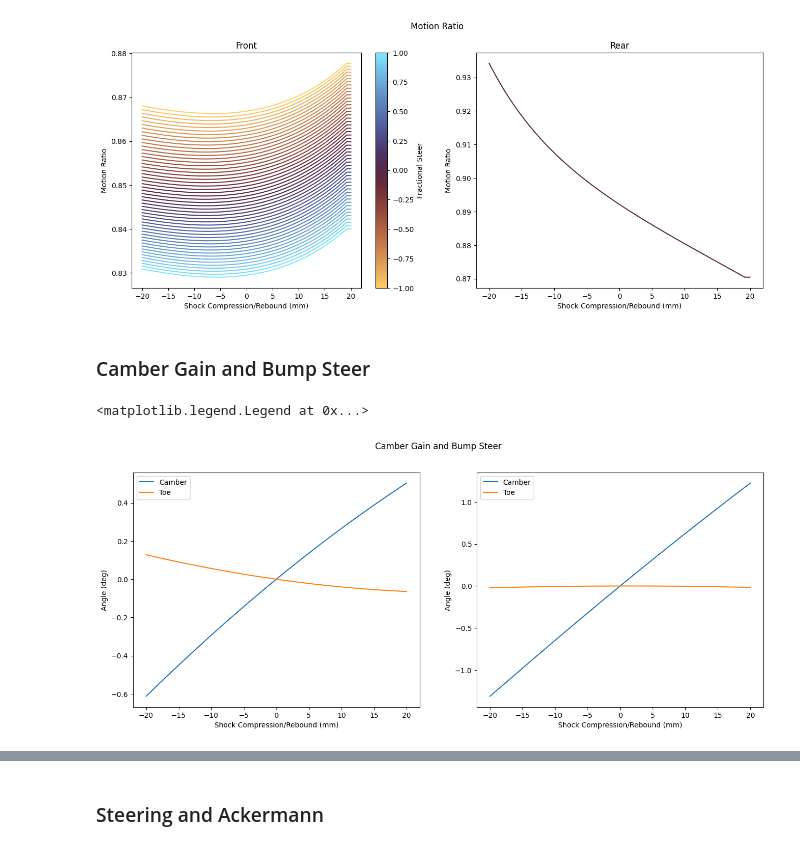
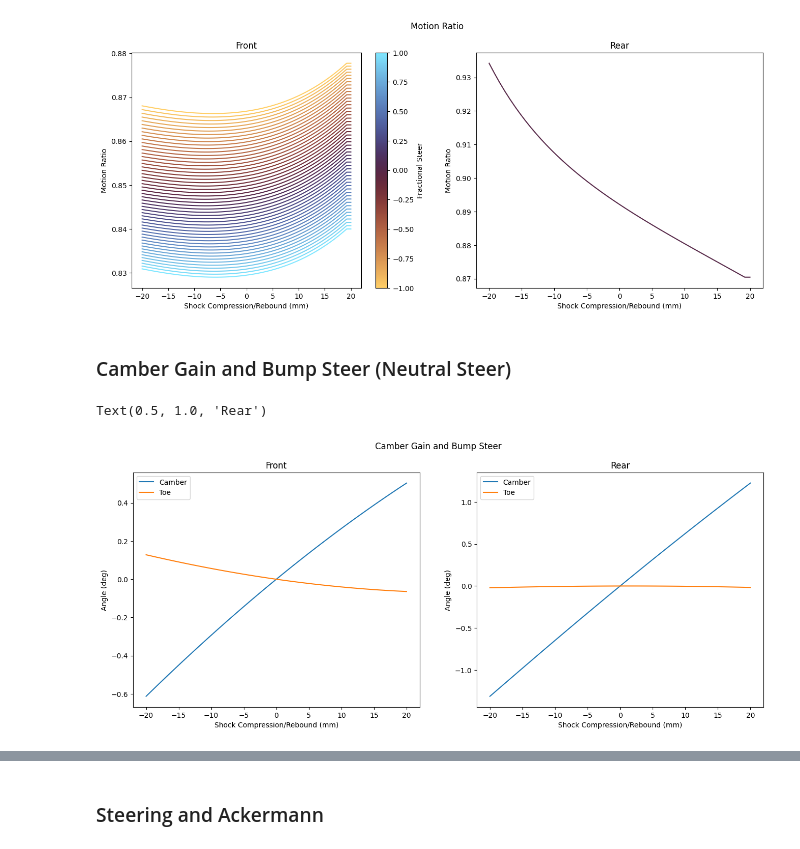
Before and after one commit to LHRIC/LapSim, a Jupyter notebook: kinematic_report.ipynb, the cells around one changed output, grey strips where cells are left out. Cells and saved outputs as stored; diff of their text form; code cells hidden in the pictures.

Commit message:
added steer camber effects to kinematic report

```diff
--- a/kinematic_report.ipynb
+++ b/kinematic_report.ipynb
@@ -54,25 +54,27 @@ cbar = plt.colorbar(scalar_mappable,ax=ax1,label='Fractional Steer')
 # %% [output]
 [figure]
 # %% [markdown]
-### Camber Gain and Bump Steer
+### Camber Gain and Bump Steer (Neutral Steer)
 # %%
 fig = plt.figure(figsize=(16,6))
 fig.suptitle('Camber Gain and Bump Steer')
 fig.tight_layout()
 n = len(f[0,:,0])
 ax1 = fig.add_subplot(121)
 ax1.plot(f[:,n//2,0],np.rad2deg(f[:,n//2,9]), label = "Camber")
 ax1.plot(f[:,n//2,0],np.rad2deg(f[:,n//2,10]), label = "Toe")
 ax1.legend()
 ax1.set_xlabel('Shock Compression/Rebound (mm)')
 ax1.set_ylabel('Angle (deg)')
+ax1.set_title('Front')
 
 ax2 = fig.add_subplot(122)
 ax2.plot(r[:,0,0],np.rad2deg(r[:,0,9]), label = "Camber")
 ax2.plot(r[:,0,0],np.rad2deg(r[:,0,10]), label = "Toe")
 ax2.set_xlabel('Shock Compression/Rebound (mm)')
 ax2.set_ylabel('Angle (deg)')
 ax2.legend()
+ax2.set_title('Rear')
 # %% [output]
-<matplotlib.legend.Legend at 0x...>
+Text(0.5, 1.0, 'Rear')
-[figure, old version]
+[figure, new version]
```
Also changed, not shown: parts of 2 cells of this notebook, 2 other files.
